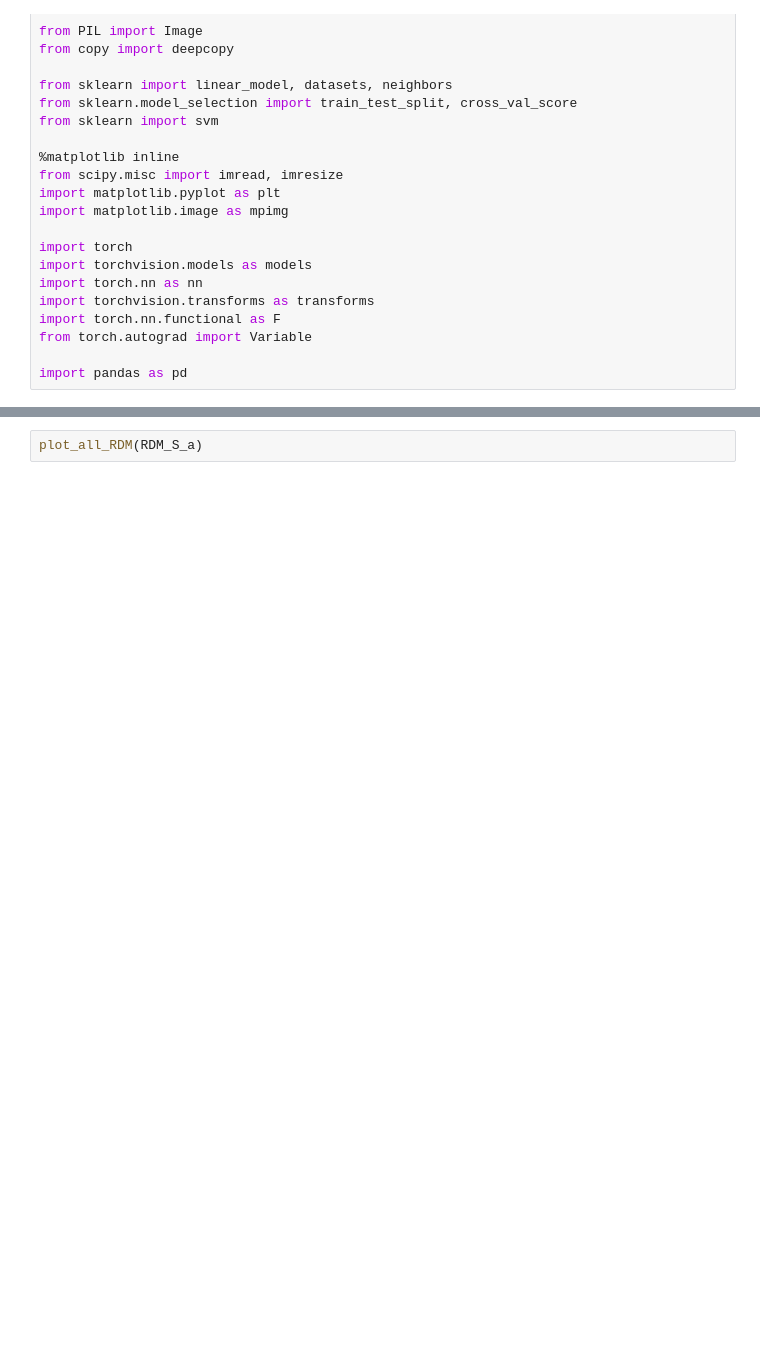
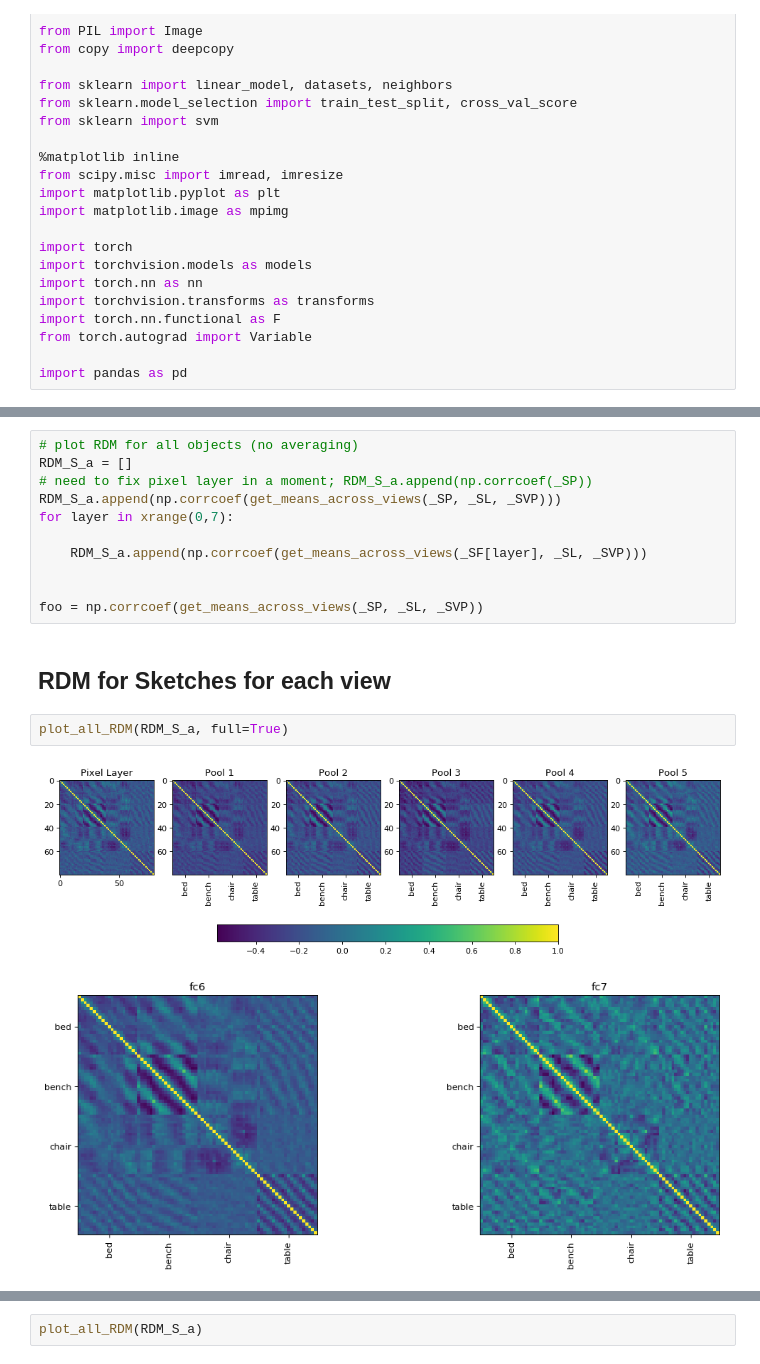
Before and after one commit to judithfan/sketchfeat, a Jupyter notebook: Sketch_3D model analysis_pytorch.ipynb, the cells around one changed output, grey strips where cells are left out. Cells and saved outputs as stored; diff of their text form; blank space fills up the shorter version.

```diff
--- a/Sketch_3D model analysis_pytorch.ipynb
+++ b/Sketch_3D model analysis_pytorch.ipynb
@@ -258,0 +449,18 @@ for layer in xrange(0,7):
+# %%
+# plot RDM for all objects (no averaging)
+RDM_S_a = []
+# need to fix pixel layer in a moment; RDM_S_a.append(np.corrcoef(_SP))
+RDM_S_a.append(np.corrcoef(get_means_across_views(_SP, _SL, _SVP)))
+for layer in xrange(0,7):
+
+    RDM_S_a.append(np.corrcoef(get_means_across_views(_SF[layer], _SL, _SVP)))
+
+
+foo = np.corrcoef(get_means_across_views(_SP, _SL, _SVP))
+# %% [markdown]
+## RDM for Sketches for each view
+# %%
+plot_all_RDM(RDM_S_a, full=True)
+# %% [output]
+[figure, added]
+[figure, added]
```
Also changed, not shown: parts of 55 cells of this notebook.
